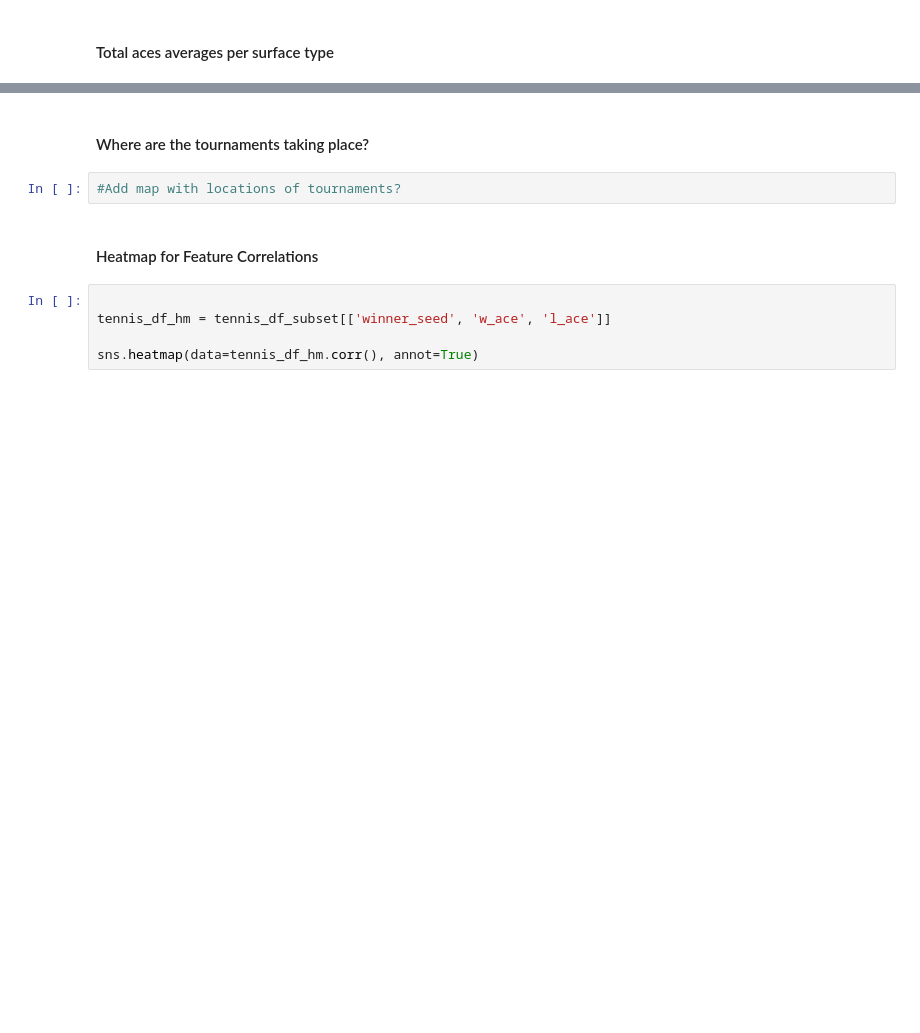
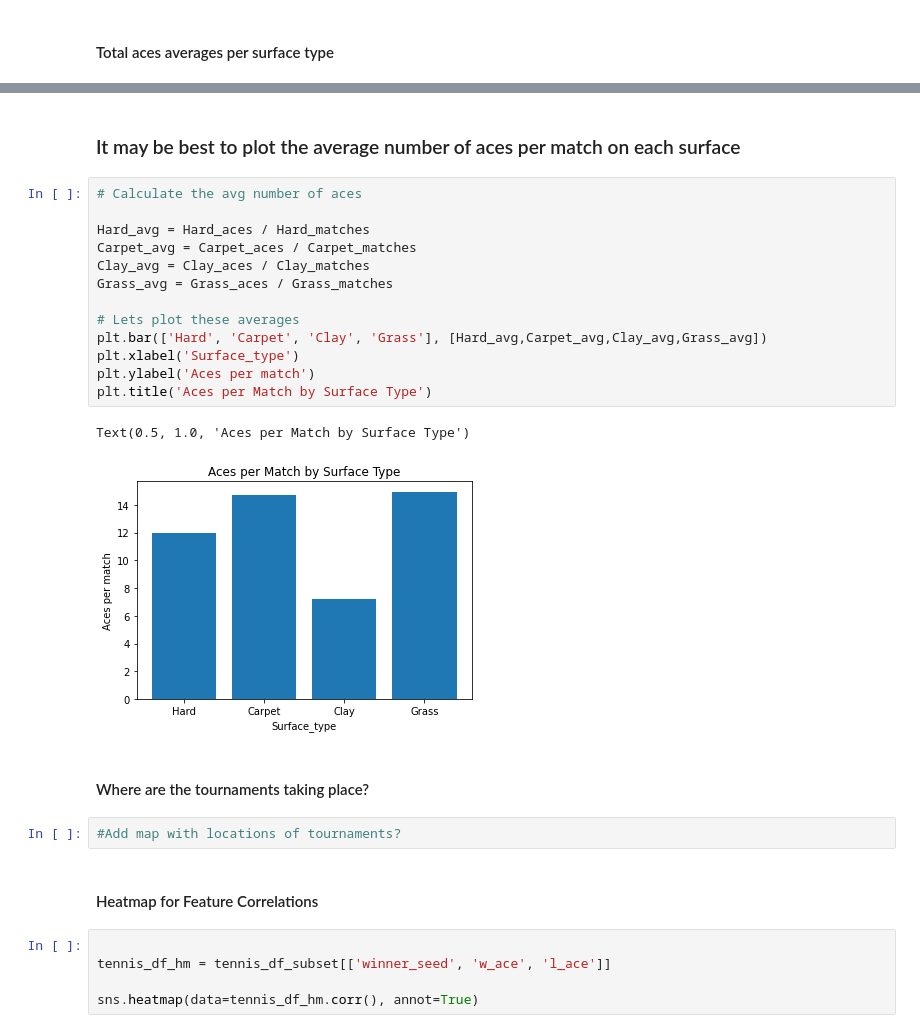
Before and after one commit to spencer130/COMP4447_FinalProject, a Jupyter notebook: FinalProject_Tennis.ipynb, the cells around one changed output, grey strips where cells are left out. Drawn from its saved outputs; the diff is of its cells as text; blank space fills up the shorter version.

```diff
--- a/FinalProject_Tennis.ipynb
+++ b/FinalProject_Tennis.ipynb
@@ -268,3 +323,21 @@ Name: winner_name, dtype: int64
+# %% [markdown]
+### It may be best to plot the average number of aces per match on each surface
+# %%
+# Calculate the avg number of aces
+
+Hard_avg = Hard_aces / Hard_matches
+Carpet_avg = Carpet_aces / Carpet_matches
+Clay_avg = Clay_aces / Clay_matches
+Grass_avg = Grass_aces / Grass_matches
+
+# Lets plot these averages
+plt.bar(['Hard', 'Carpet', 'Clay', 'Grass'], [Hard_avg,Carpet_avg,Clay_avg,Grass_avg])
+plt.xlabel('Surface_type')
+plt.ylabel('Aces per match')
+plt.title('Aces per Match by Surface Type')
+# %% [output]
+Text(0.5, 1.0, 'Aces per Match by Surface Type')
+[figure, added]
 # %% [markdown]
 #### Where are the tournaments taking place?
 # %%
```
Also changed, not shown: parts of 11 cells of this notebook.
